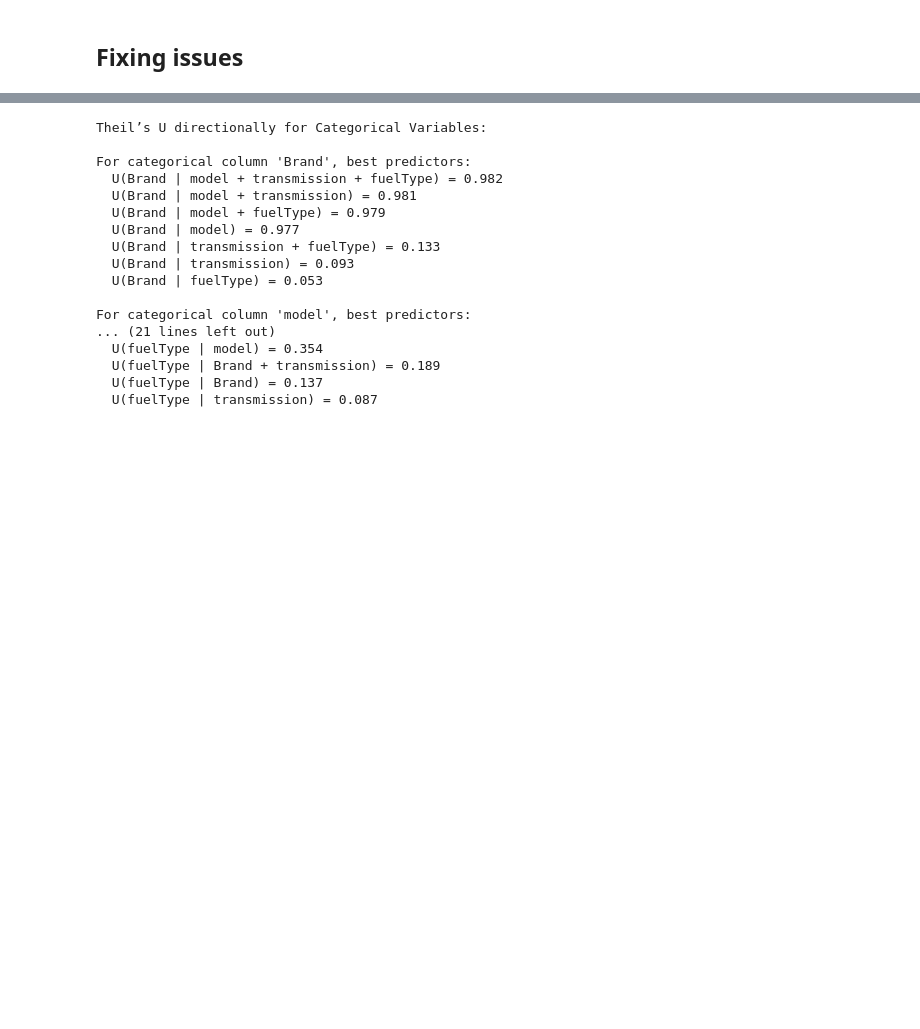
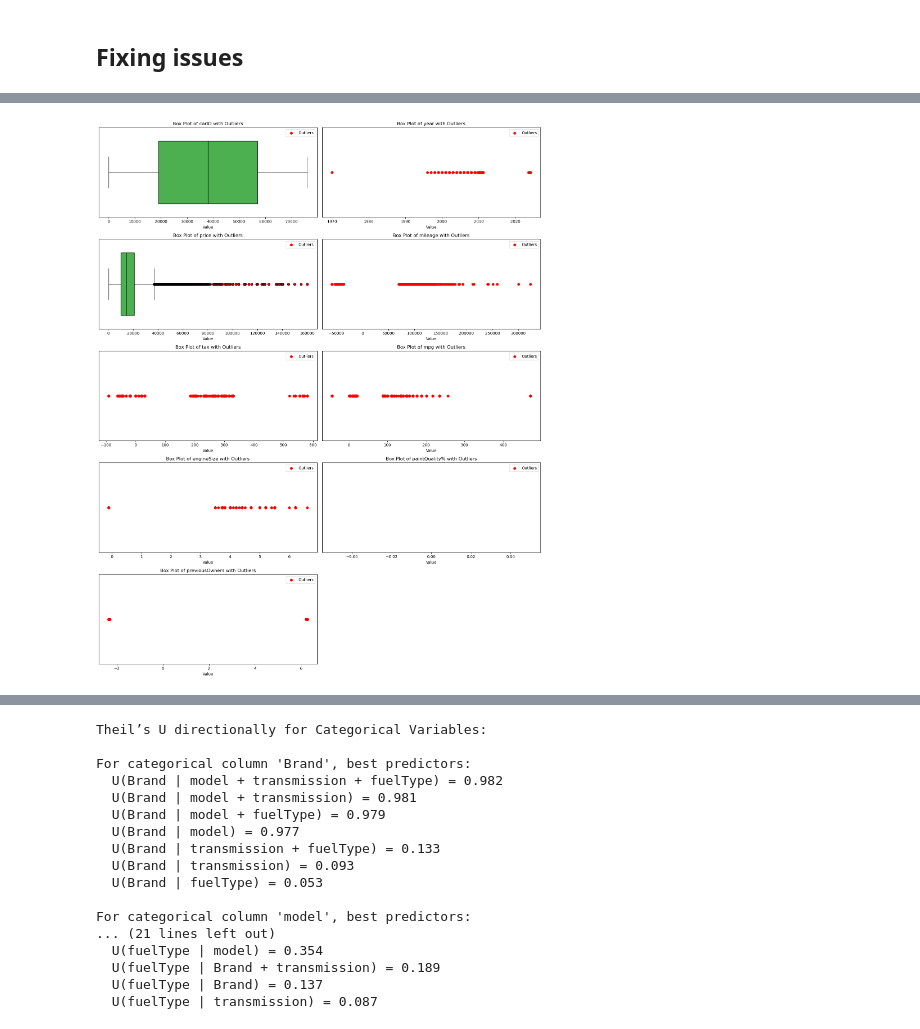
Before and after one commit to rodbarretoteixeira/ProjetoML, a Jupyter notebook: clean.ipynb, the cells around one changed output, grey strips where cells are left out. Cells and saved outputs as stored; diff of their text form; code cells hidden in the pictures; blank space fills up the shorter version.

```diff
--- a/clean.ipynb
+++ b/clean.ipynb
@@ -302,6 +302,8 @@ f.plot_histogram(train_db["paintQuality%"],
 # %%
 # Drop irrelevant column
 train_db = train_db.drop(columns="hasDamage")
+
+carro_numerical = train_db.select_dtypes(exclude=["object"]).columns
 
 # Lowercase text columns
 text_cols = train_db.select_dtypes(include=["object"]).columns
@@ -313,0 +330,4 @@ for col in train_db.select_dtypes(include="object").columns:
+# %%
+f.plot_multiple_boxes_with_outliers(train_db, carro_numerical)
+# %% [output]
+[figure, added]
```
Also changed, not shown: parts of 27 cells of this notebook, 2 other files.
